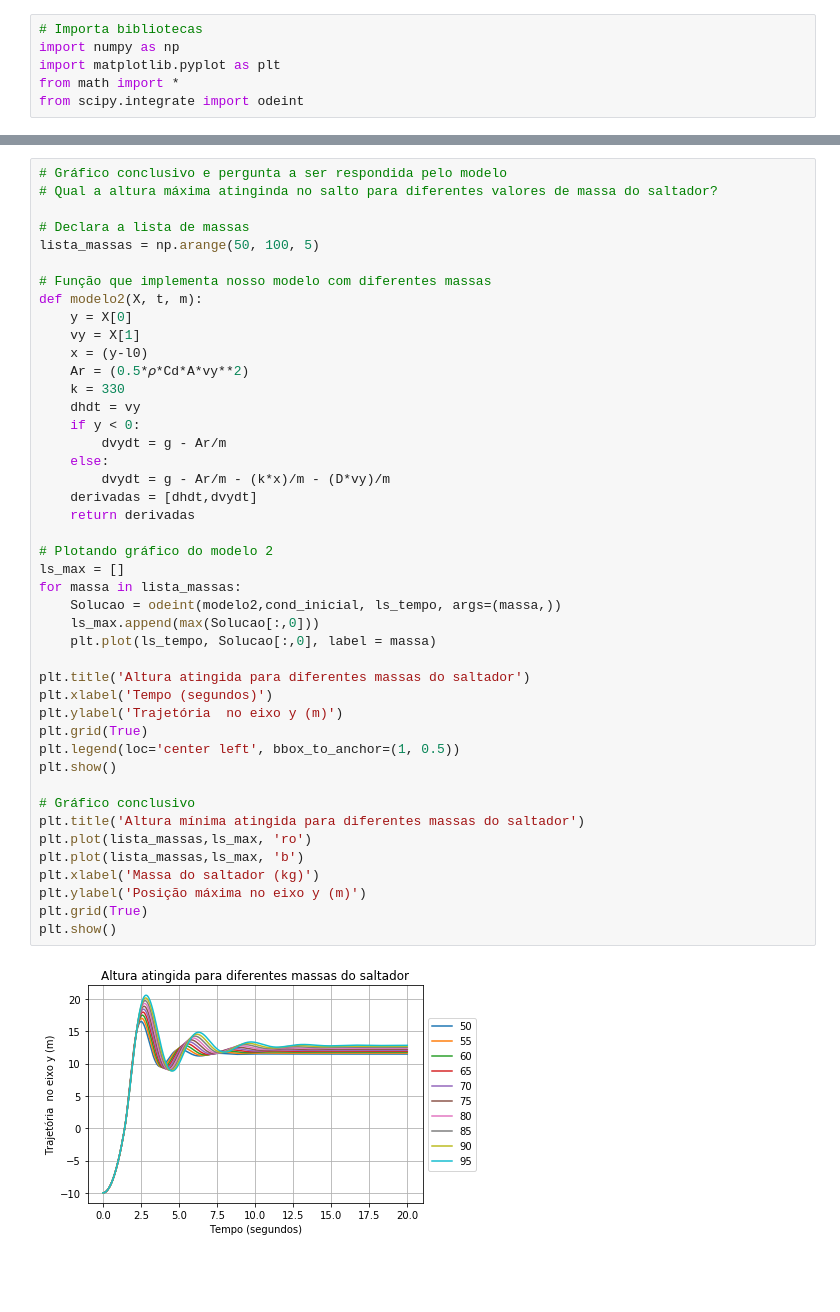
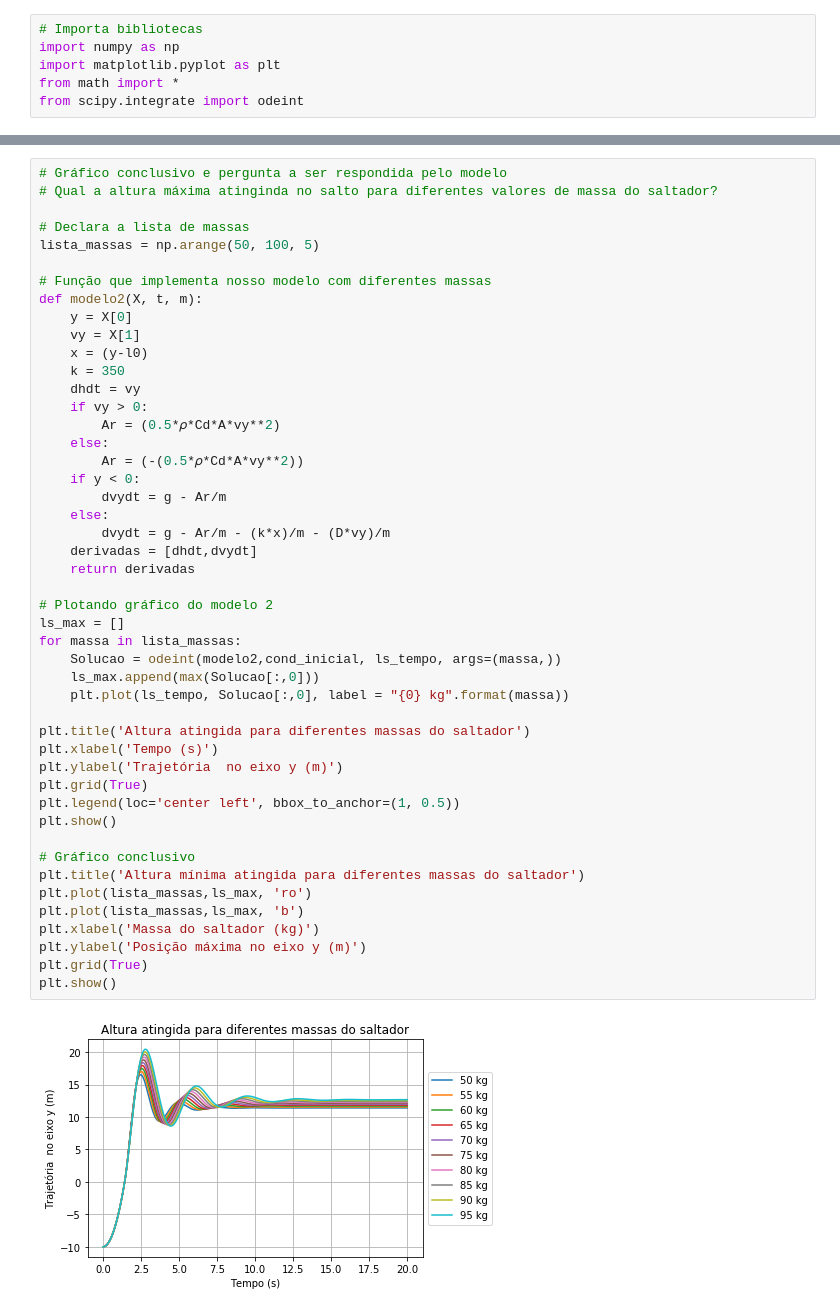
Before and after one commit to thiagoyoussef/Bungee-Modeling, a Jupyter notebook: bungee.ipynb, the cells around one changed output, grey strips where cells are left out. Saved outputs shown, nothing was run; the diff lists cells and outputs as text; blank space fills up the shorter version.

```diff
--- a/bungee.ipynb
+++ b/bungee.ipynb
@@ -72,37 +90,40 @@ def modelo2(X, t, m):
     y = X[0]
     vy = X[1]
     x = (y-l0)
-    Ar = (0.5*𝜌*Cd*A*vy**2)
-    k = 330
+    k = 350
     dhdt = vy
+    if vy > 0:
+        Ar = (0.5*𝜌*Cd*A*vy**2)
+    else:
+        Ar = (-(0.5*𝜌*Cd*A*vy**2))
     if y < 0:
         dvydt = g - Ar/m
     else:
         dvydt = g - Ar/m - (k*x)/m - (D*vy)/m
     derivadas = [dhdt,dvydt]
     return derivadas
 
 # Plotando gráfico do modelo 2
 ls_max = []
 for massa in lista_massas:
     Solucao = odeint(modelo2,cond_inicial, ls_tempo, args=(massa,))
     ls_max.append(max(Solucao[:,0]))
-    plt.plot(ls_tempo, Solucao[:,0], label = massa)
+    plt.plot(ls_tempo, Solucao[:,0], label = "{0} kg".format(massa))
 
 plt.title('Altura atingida para diferentes massas do saltador')
-plt.xlabel('Tempo (segundos)')
+plt.xlabel('Tempo (s)')
 plt.ylabel('Trajetória  no eixo y (m)')
 plt.grid(True)
 plt.legend(loc='center left', bbox_to_anchor=(1, 0.5))
 plt.show()
 
 # Gráfico conclusivo
 plt.title('Altura mínima atingida para diferentes massas do saltador')
 plt.plot(lista_massas,ls_max, 'ro')
 plt.plot(lista_massas,ls_max, 'b')
 plt.xlabel('Massa do saltador (kg)')
 plt.ylabel('Posição máxima no eixo y (m)')
 plt.grid(True)
 plt.show()
 # %% [output]
-[figure, old version]
+[figure, new version]
```
Also changed, not shown: parts of 4 cells of this notebook.
